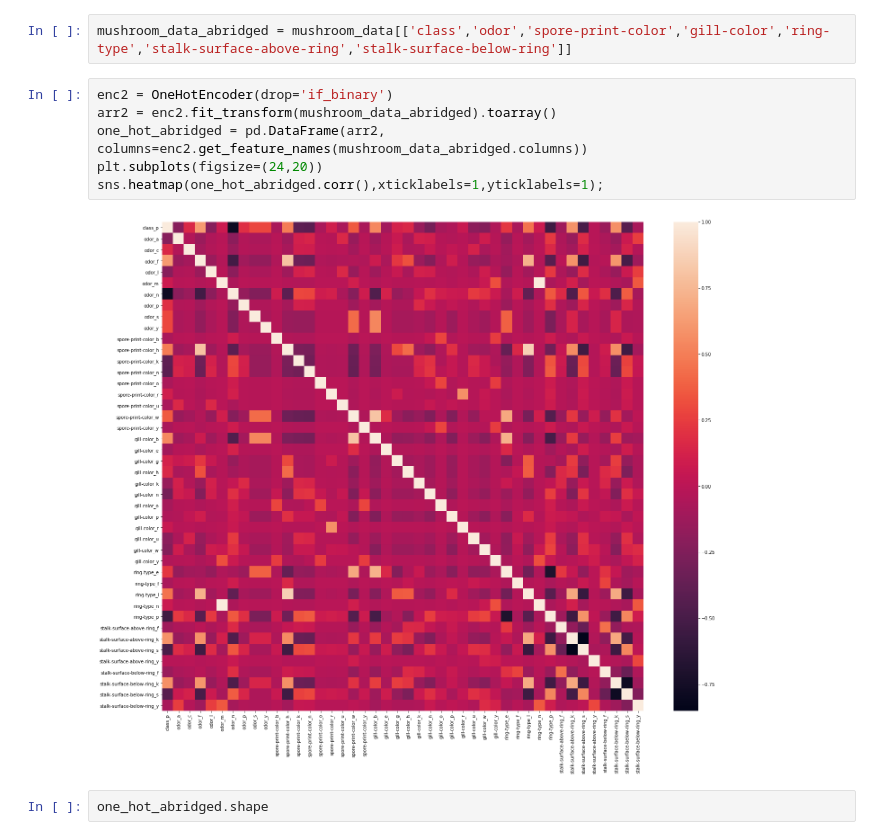
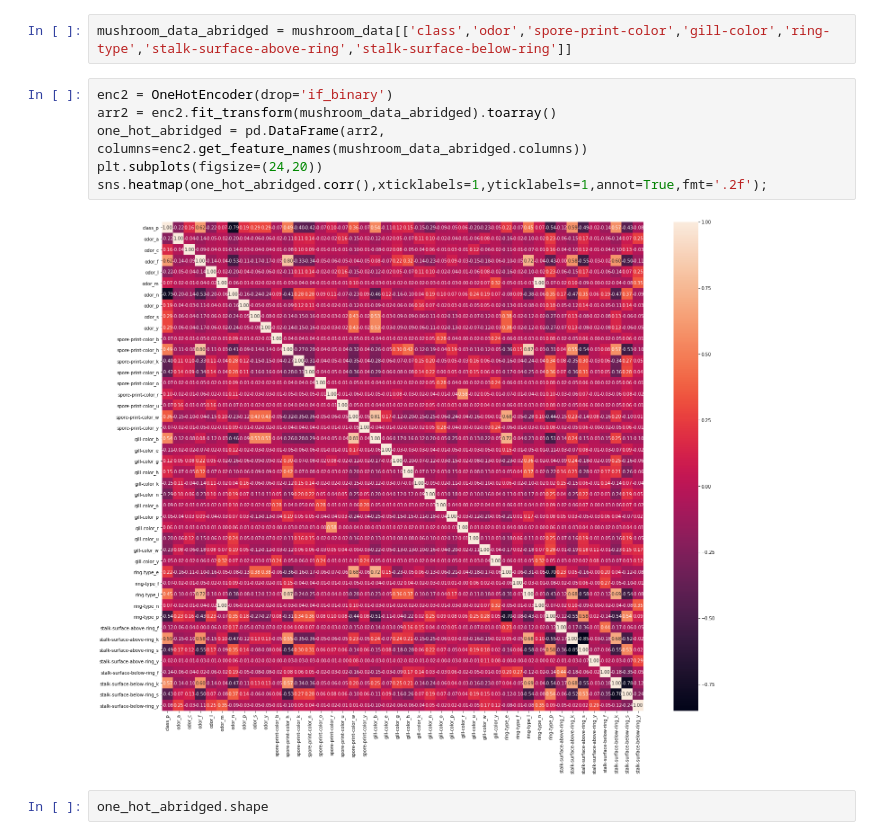
Before and after one commit to jimbringerofjollity/mushroom-classification, a Jupyter notebook: Notebooks/03_exploratory_data_analysis.ipynb, the cells around one changed output. Drawn from its saved outputs; the diff is of its cells as text.

Commit message:
numbers added to one_hot_abridged heatmap

```diff
--- a/Notebooks/03_exploratory_data_analysis.ipynb
+++ b/Notebooks/03_exploratory_data_analysis.ipynb
@@ -181,11 +181,11 @@ mushroom_data_abridged = mushroom_data[['class','odor','spore-print-color','gill
 # %%
 enc2 = OneHotEncoder(drop='if_binary')
 arr2 = enc2.fit_transform(mushroom_data_abridged).toarray()
 one_hot_abridged = pd.DataFrame(arr2, columns=enc2.get_feature_names(mushroom_data_abridged.columns))
 plt.subplots(figsize=(24,20))
-sns.heatmap(one_hot_abridged.corr(),xticklabels=1,yticklabels=1);
+sns.heatmap(one_hot_abridged.corr(),xticklabels=1,yticklabels=1,annot=True,fmt='.2f');
 # %% [output]
-[figure, old version]
+[figure, new version]
 # %%
 one_hot_abridged.shape
 # %% [output]
```
